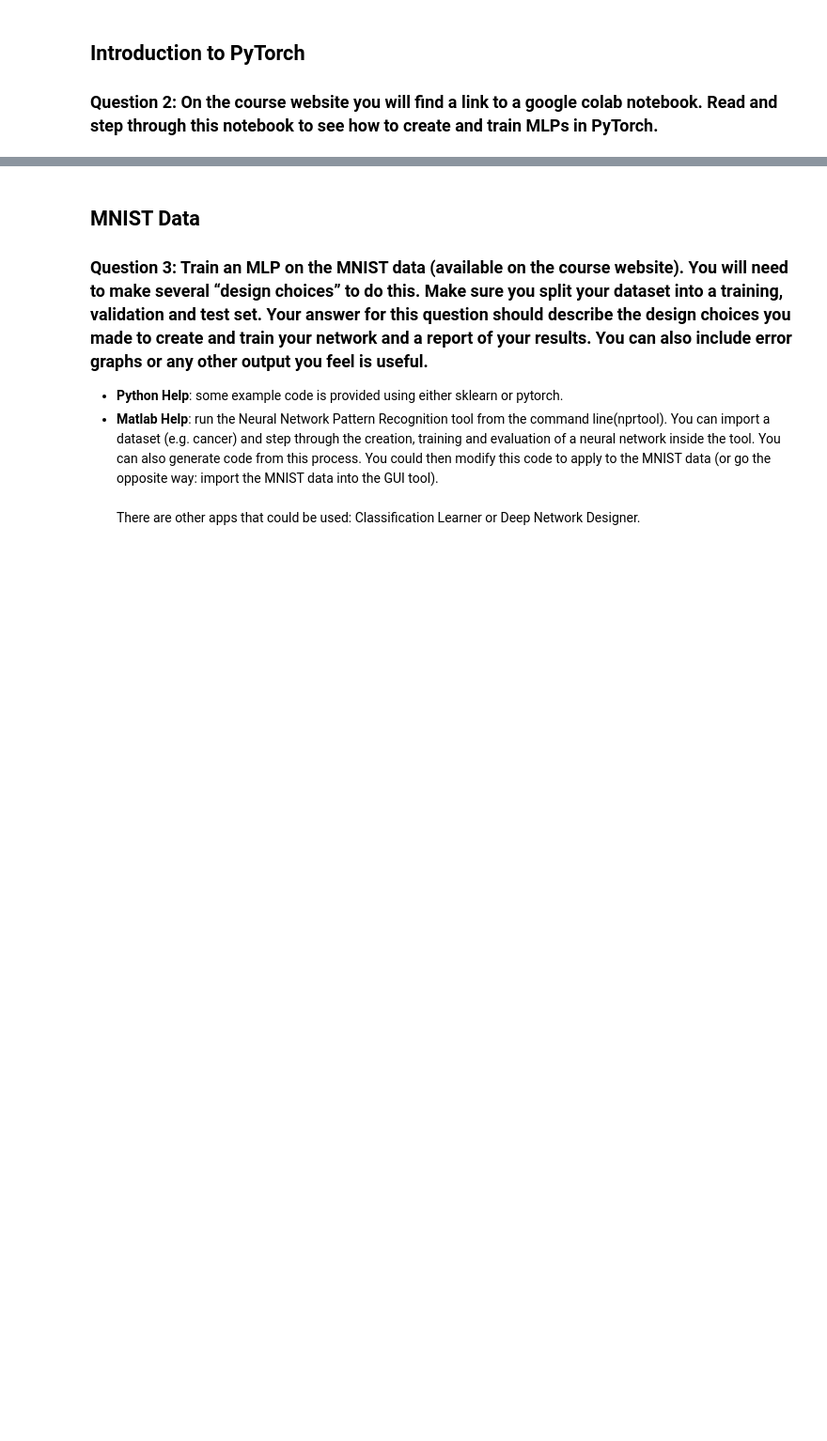
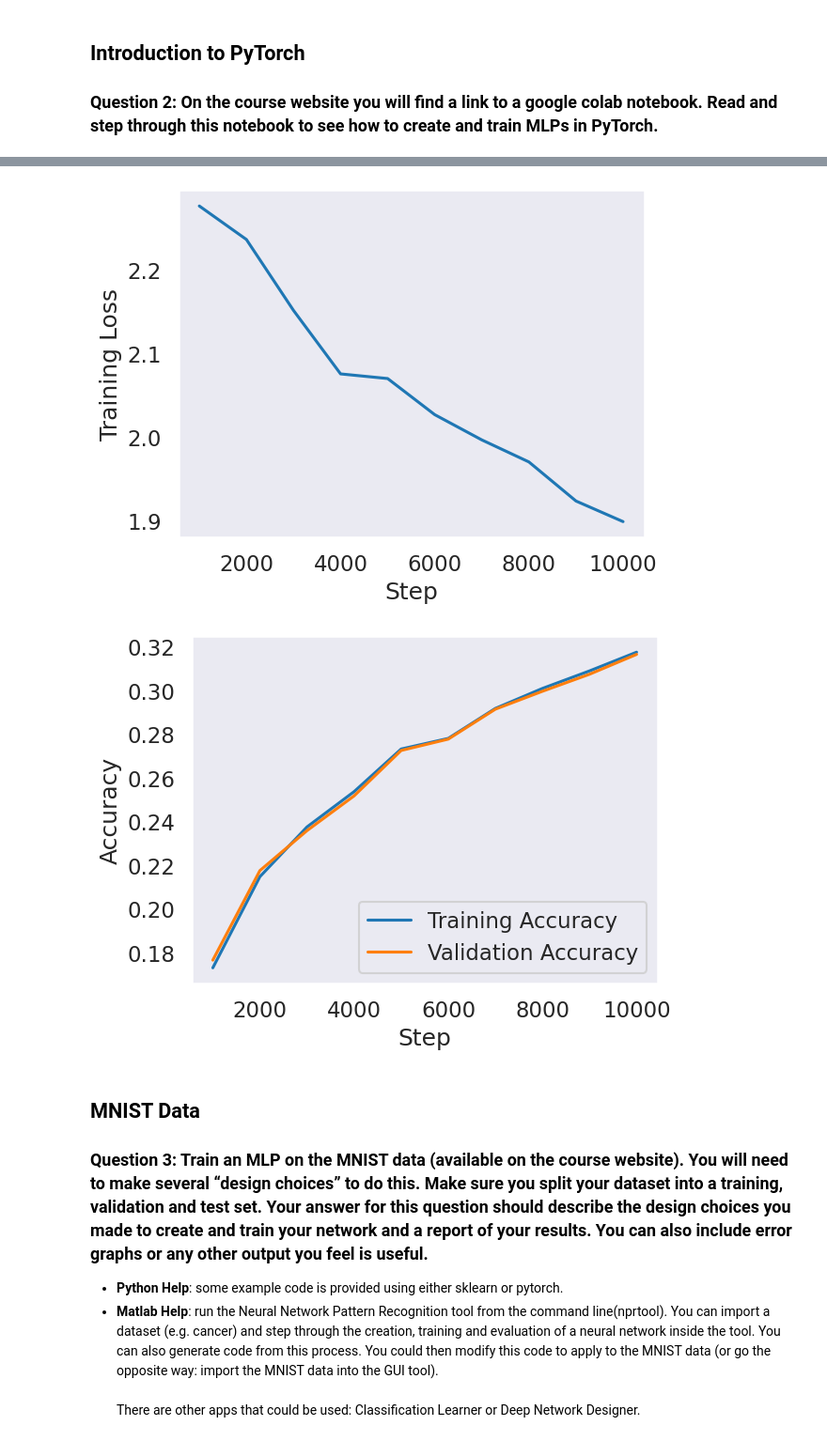
Before and after one commit to keys-i/COMP4702, a Jupyter notebook: src/W7.ipynb, the cells around one changed output, grey strips where cells are left out. Shown at 94% size. Cells and saved outputs as stored; diff of their text form; code cells hidden in the pictures; blank space fills up the shorter version.

Commit message:
W7: temporarily saved code to ensure colab doesn't give me data loss: tmp save

```diff
--- a/src/W7.ipynb
+++ b/src/W7.ipynb
@@ -28,0 +184,59 @@ print out and/or plot some of the variables before/during/after training.
+# %%
+import torchvision
+
+# Load CIFAR10 dataset
+CIFAR10_train = torchvision.datasets.CIFAR10('CIFAR10_data', download=True, train=True, transform=True)
+CIFAR10_validation = torchvision.datasets.CIFAR10('CIFAR10_data', download=True, train=False, transform=True)
+
+# Prepare data
+training_data = (CIFAR10_train.data.reshape((-1, 32*32*3)) / 255.0).astype(np.float32)
+training_labels = np.array(CIFAR10_train.targets)
+validation_data = (CIFAR10_validation.data.reshape((-1, 32*32*3)) / 255.0).astype(np.float32)
+validation_labels = np.array(CIFAR10_validation.targets)
+# %%
+from typing import List #just to help readability
+
+def create_sequential_model(dim_in: int, dim_out: int, hidden_layer_sizes: List[int], activation_fn=torch.nn.ReLU):
+    layers = []
+    hiddens = [dim_in, *hidden_layer_sizes]
+    for i in range(len(hiddens) - 1):
+        layers.append(torch.nn.Linear(hiddens[i], hiddens[i + 1]))
+        layers.append(activation_fn())
+    layers.append(torch.nn.Linear(hiddens[-1], dim_out))  # Output layer
+    return torch.nn.Sequential(*layers)
+
+# Define model
+model = create_sequential_model(32*32*3, 10, [100, 100], activation_fn=torch.nn.ReLU)
+
+# Set up loss function and optimizer
+criterion = torch.nn.CrossEntropyLoss(reduction='mean')
+optimiser = torch.optim.SGD(model.parameters(), lr=1e-3)
+
+# Training loop
+batch_size = 256
+optimisation_steps = int(1e4)
+metrics = []
+
+for step in range(optimisation_steps):
+    idx = np.random.randint(0, training_data.shape[0], size=batch_size)
+    x_batch, y_batch = torch.from_numpy(training_data[idx, :]), torch.from_numpy(training_labels[idx])
+
+    # Forward pass
+    y_pred = model(x_batch)
+    loss = criterion(y_pred, y_batch)
+
+    # Backward pass
+    optimiser.zero_grad()
+    loss.backward()
+    optimiser.step()
+
+    # Log metrics
+    if step % 100 == 99:
+        if step % 1000 == 999:
+            train_pred = model(torch.from_numpy(training_data))
+            val_pred = model(torch.from_numpy(validation_data))
+            train_accuracy = torch.mean((train_pred.argmax(dim=1) == torch.from_numpy(training_labels)).float())
+            val_accuracy = torch.mean((val_pred.argmax(dim=1) == torch.from_numpy(validation_labels)).float())
+            metrics.append([step, loss.item(), train_accuracy.numpy(), val_accuracy.numpy()])
+        print(f'\rStep: {step} Loss: {loss.item():.2f}', end='')
+# %% [output]
@@ -28,0 +244,2 @@ print out and/or plot some of the variables before/during/after training.
+[figure, added]
+[figure, added]
```
Also changed, not shown: parts of 10 cells of this notebook.
